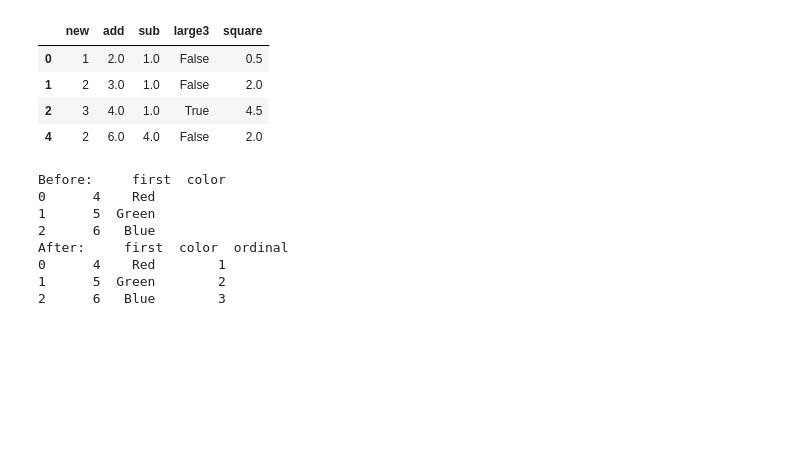
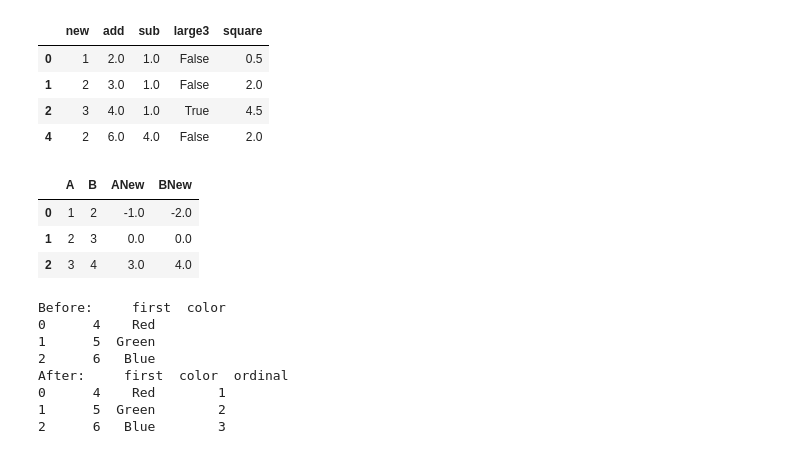
Before and after one commit to JustinNew/python, a Jupyter notebook: 000PythonSnippet.ipynb, the cells around one changed output. Saved outputs shown, nothing was run; the diff lists cells and outputs as text; code cells hidden in the pictures; blank space fills up the shorter version.

Commit message:
Map multiple column with argument

```diff
--- a/000PythonSnippet.ipynb
+++ b/000PythonSnippet.ipynb
@@ -1463,6 +1463,29 @@ Name: square, dtype: int64
 | 1 | 2 | 3.0 | 1.0 | False | 2.0 |
 | 2 | 3 | 4.0 | 1.0 | True | 4.5 |
 | 4 | 2 | 6.0 | 4.0 | False | 2.0 |
+# %%
+# DataFrame map multiple columns with argument
+import pandas as pd
+
+def scaleScore(x1, x2, avg):
+
+    return x1 * (x2 - avg)
+
+t_d = {'A': [1,2,3], 'B': [2,3,4]}
+t_df = pd.DataFrame(t_d)
+t_mean = {}
+for i in ['A','B']:
+    t_mean[i] = t_df[i].mean()
+
+for i in ['A','B']:
+    t_df[i + 'New'] = t_df[[i]].apply(lambda x: scaleScore(x1 = x, x2 = x, avg = t_mean[i]), axis = 1)
+
+t_df
+# %% [output]
+|  | A | B | ANew | BNew |
+| 0 | 1 | 2 | -1.0 | -2.0 |
+| 1 | 2 | 3 | 0.0 | 0.0 |
+| 2 | 3 | 4 | 3.0 | 4.0 |
 # %%
 # Select all numeric columns
 
```
